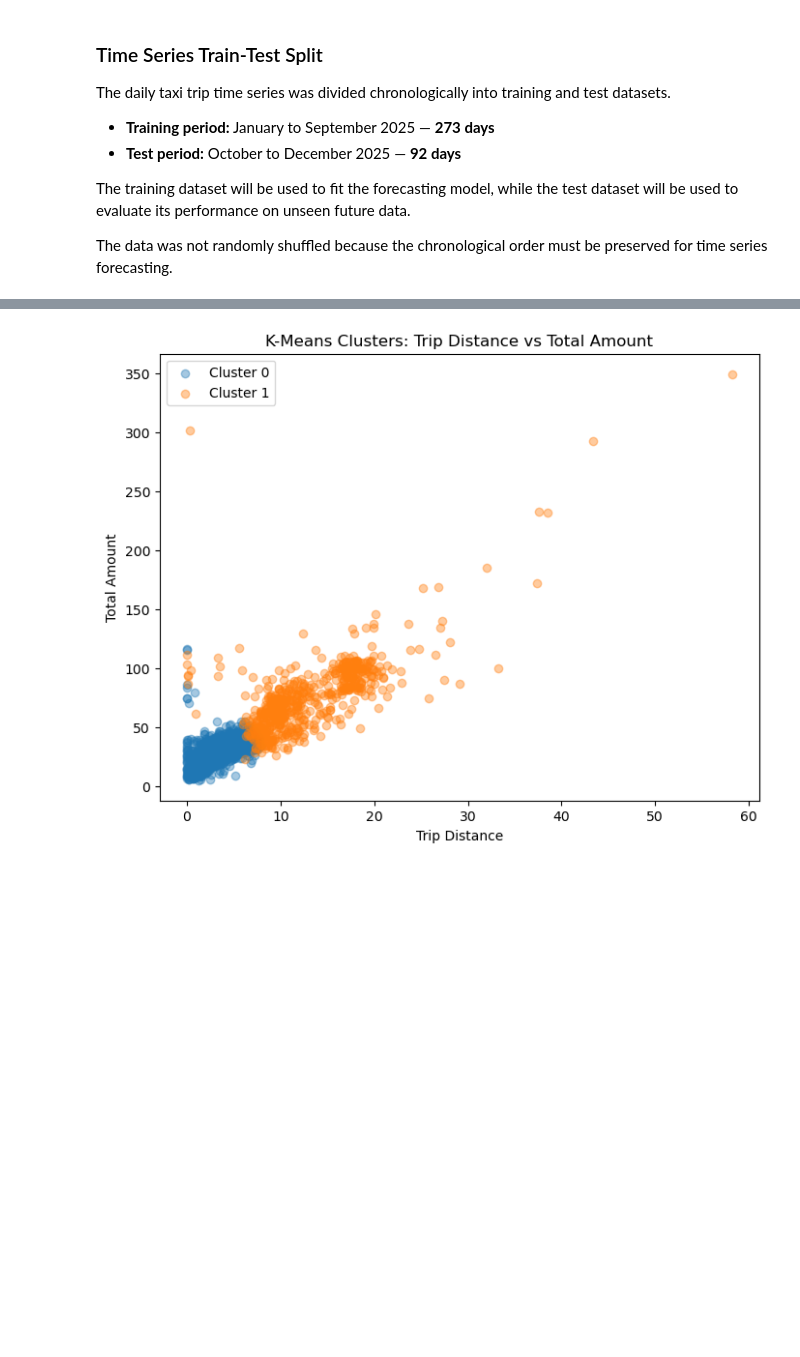
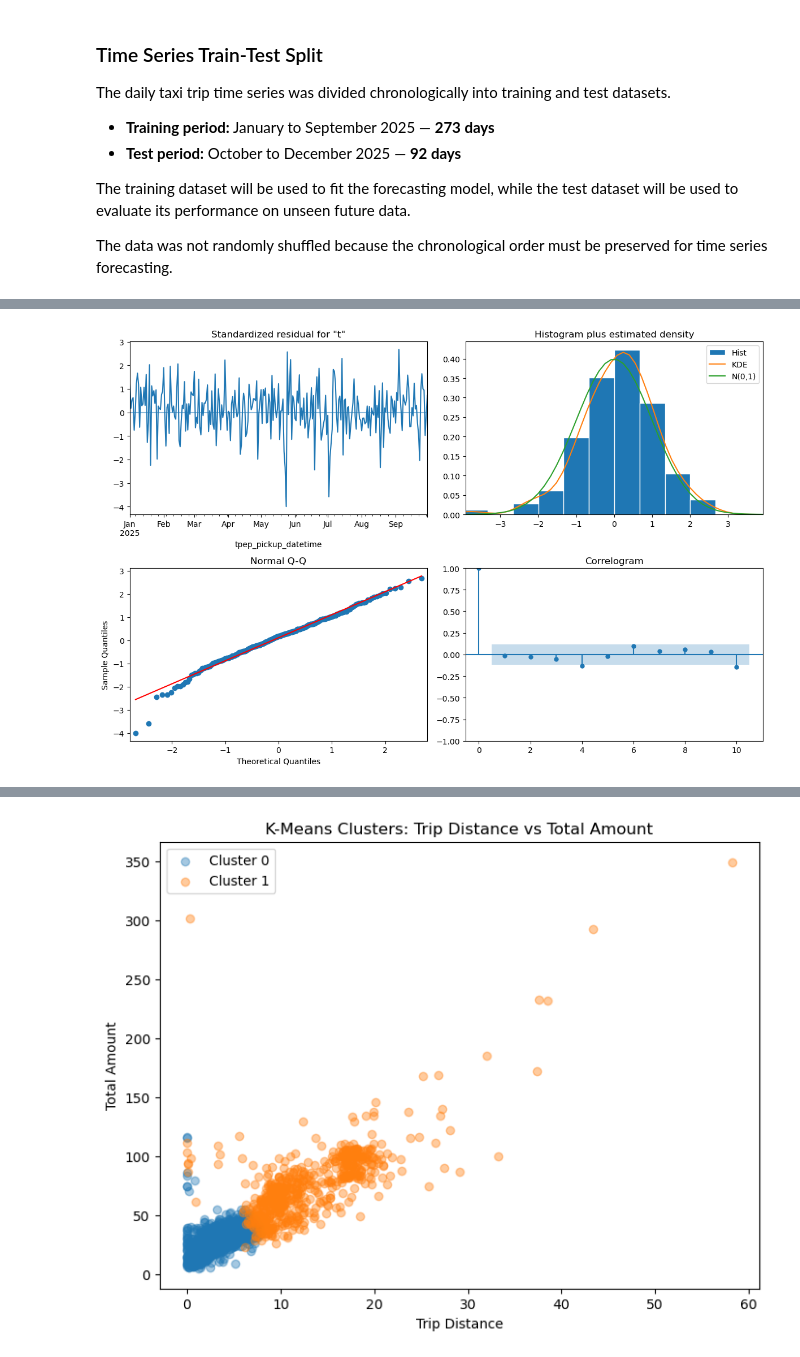
Before and after one commit to yuanzhumia0/CA1-2026025-Machine-Learning-for-Business, a Jupyter notebook: yuanzhu CA1.ipynb, the cells around one changed output, grey strips where cells are left out. Saved outputs shown, nothing was run; the diff lists cells and outputs as text; code cells hidden in the pictures; blank space fills up the shorter version.

```diff
--- a/yuanzhu CA1.ipynb
+++ b/yuanzhu CA1.ipynb
@@ -2423,0 +2641,12 @@ AIC: 5703.141326663767
+# %%
+# Residual diagnostics for the final SARIMA model
+residuals = sarima_result.resid
+
+fig = sarima_result.plot_diagnostics(
+    figsize=(12, 8)
+)
+
+plt.tight_layout()
+plt.show()
+# %% [output]
+[figure, added]
```
Also changed, not shown: parts of 13 cells of this notebook.
